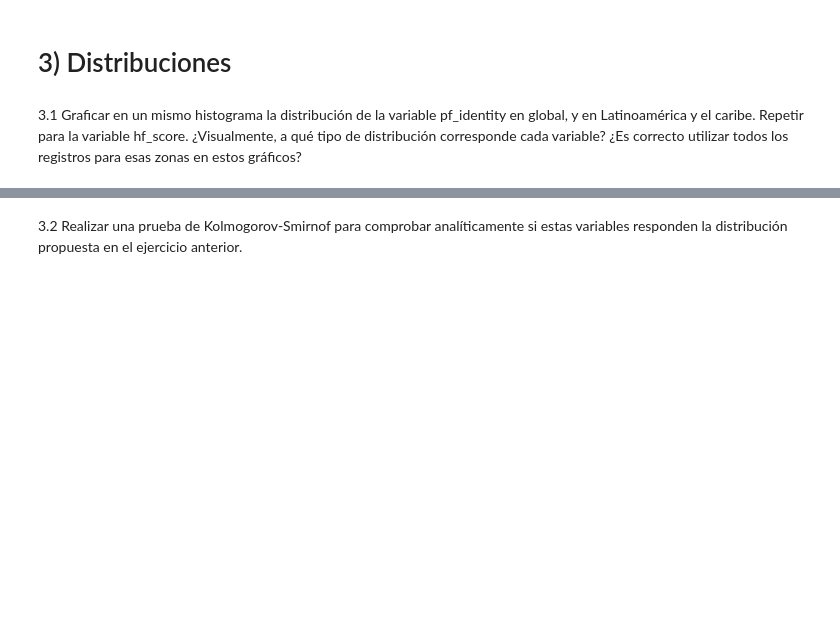
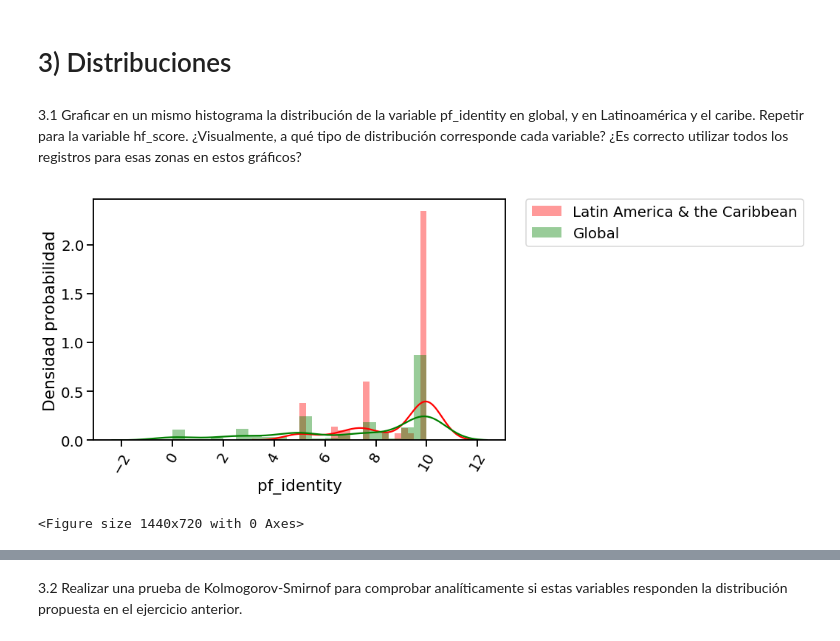
Before and after one commit to valenmongi/Diplodatos, a Jupyter notebook: Práctico N1 Estadística (1).ipynb, the cells around one changed output, grey strips where cells are left out. Cells and saved outputs as stored; diff of their text form; code cells hidden in the pictures; blank space fills up the shorter version.

```diff
--- a/Práctico N1 Estadística (1).ipynb
+++ b/Práctico N1 Estadística (1).ipynb
@@ -260,3 +285,21 @@ SyntaxError: invalid syntax (<ipython-input-118-e6afd5de1bcd>, line 4)
 # 3) Distribuciones
 # %% [markdown]
 3.1 Graficar en un mismo histograma la distribución de la variable pf_identity en global, y en Latinoamérica y el caribe. Repetir para la variable hf_score. ¿Visualmente, a qué tipo de distribución corresponde cada variable? ¿Es correcto utilizar todos los registros para esas zonas en estos gráficos?
+# %%
+plt.figure(figsize=(10,6))
+seaborn.distplot(
+    dataset[dataset['region']=='Latin America & the Caribbean']['pf_identity'],
+    bins=20, label='Latin America & the Caribbean', color='red')
+
+seaborn.distplot(
+    dataset["pf_identity"],
+    bins=20, label='Global', color='green')
+
+plt.ylabel('Densidad probabilidad')
+plt.legend(bbox_to_anchor=(1.05, 1), loc=2, borderaxespad=0.)
+plt.xticks(rotation=60)
+plt.figure(figsize=(20,10))
+seaborn.despine()
+# %% [output]
+[figure, added]
+<Figure size 1440x720 with 0 Axes>
```
Also changed, not shown: parts of 17 cells of this notebook.
